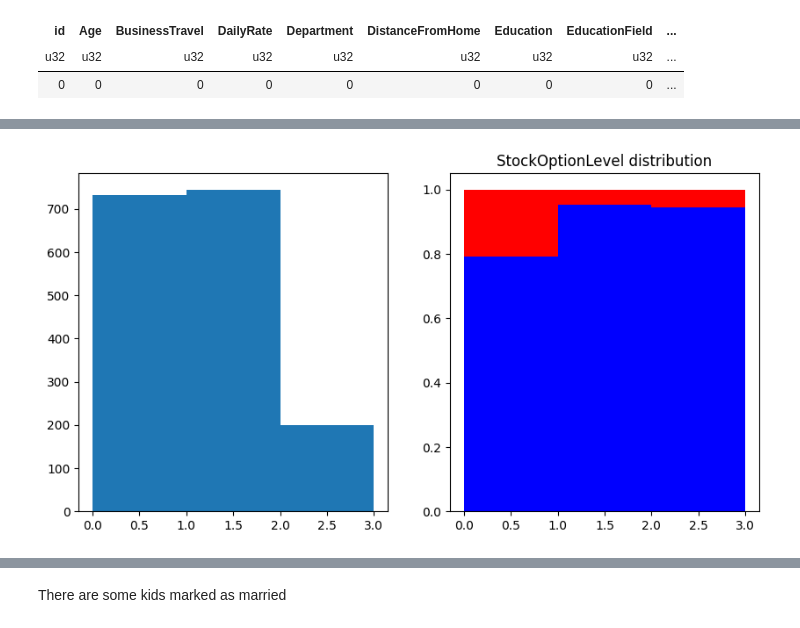
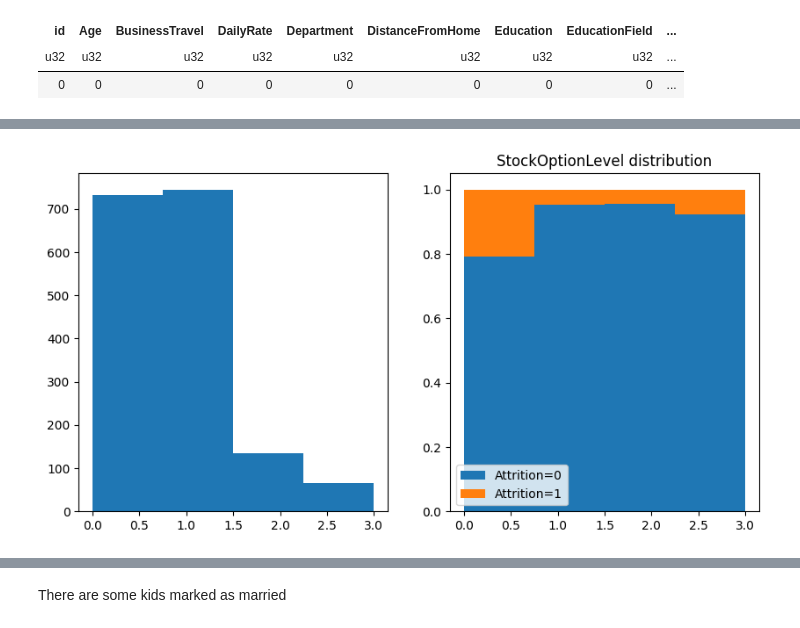
Before and after one commit to kurazu/kaggle-playground, a Jupyter notebook: s03e03/EDA.ipynb, the cells around one changed output, grey strips where cells are left out. Cells and saved outputs as stored; diff of their text form; code cells hidden in the pictures.

```diff
--- a/s03e03/EDA.ipynb
+++ b/s03e03/EDA.ipynb
@@ -68,25 +70,35 @@ def plot_counts_and_target_factor(df: pl.DataFrame, *, target_column_name: str,
 
     plt.title(f"Counts for {column_name}")
 # %%
-def plot_histogram(column_name: str, bins: int | None = None) -> None:
+def plot_histogram_and_target_factor(df: pl.DataFrame, *, target_column_name: str, column_name: str, bins: int | None = None) -> None:
     if bins is None:
         # automatically adjust the number of bins
-        n_unique_values = df.select(pl.col('StockOptionLevel').n_unique()).item()
+        n_unique_values = df.select(pl.col(column_name).n_unique()).item()
         bins = min(n_unique_values, 20)
 
     fig, (left_ax, right_ax) = plt.subplots(1, 2, figsize=(10, 5))
     total_series = df[column_name]
-    neg_series = df.filter(pl.col('Attrition') == 0)[column_name]
-    pos_series = df.filter(pl.col('Attrition') == 1)[column_name]
     (hist, brackets, _) = left_ax.hist(total_series, bins=bins)
-    pos_hist, _ = np.histogram(pos_series, bins=brackets)
-    neg_hist, _ = np.histogram(neg_series, bins=brackets)
-    pos_factor = pos_hist / hist
-    neg_factor = neg_hist / hist
-
     x = list(map(statistics.mean, mit.sliding_window(brackets, 2)))
     bracket_width = brackets[1] - brackets[0]
-    right_ax.bar(x, neg_factor, width=bracket_width, color='b', label='negative')
-    right_ax.bar(x, pos_factor, width=bracket_width, color='r', label='positive', bottom=neg_factor)
+
+    target_values = df.select(pl.col(target_column_name).unique().alias('target')).sort('target')['target']
+    series = (
+        df.filter(pl.col(target_column_name) == target_value)[column_name]
+        for target_value in target_values
+    )
+    histograms = (
+        np.histogram(series, bins=brackets)[0]
+        for series in series
+    )
+    factors = (
+        histogram / hist
+        for histogram in histograms
+    )
+    prev_factor: npt.NDarray[np.float64] | None = None
+    for target_value, factor in zip(target_values, factors):
+        right_ax.bar(x, factor, width=bracket_width, label=f'{target_column_name}={target_value}', bottom=prev_factor)
+        prev_factor = factor
+    right_ax.legend()
 
     plt.title(f'{column_name} distribution')
@@ -96,0 +105,3 @@ plot_counts_and_target_factor(df, target_column_name='Attrition', column_name='B
+# %%
+plot_counts = partial(plot_counts_and_target_factor, df, target_column_name='Attrition')
+plot_histogram = partial(plot_histogram_and_target_factor, df, target_column_name='Attrition')
@@ -97,5 +112,5 @@ plot_counts_and_target_factor(df, target_column_name='Attrition', column_name='B
 # %%
-plot_histogram('StockOptionLevel', bins=3)
+plot_histogram(column_name='StockOptionLevel')
 # %% [output]
-[figure, old version]
+[figure, new version]
 # %%
```
Also changed, not shown: parts of 16 cells of this notebook.
